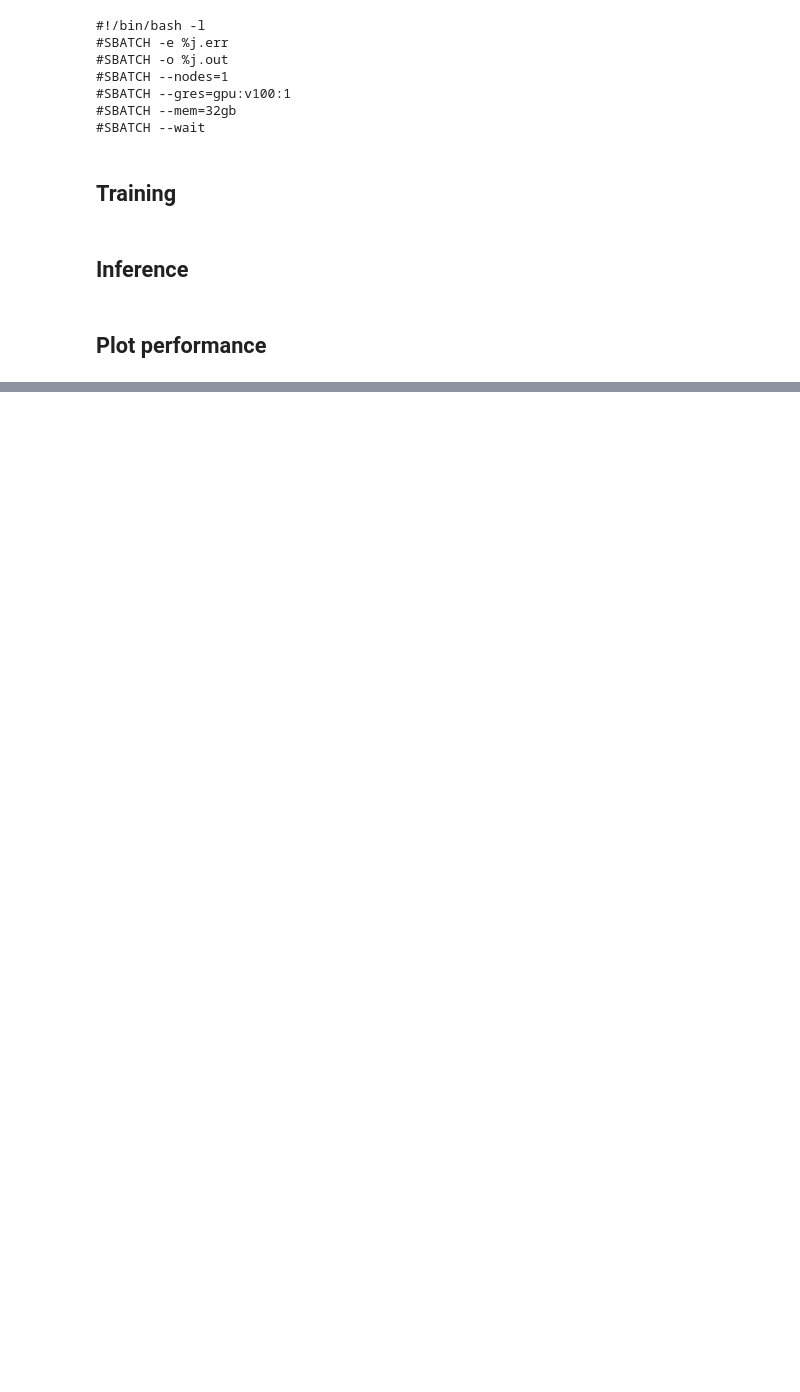
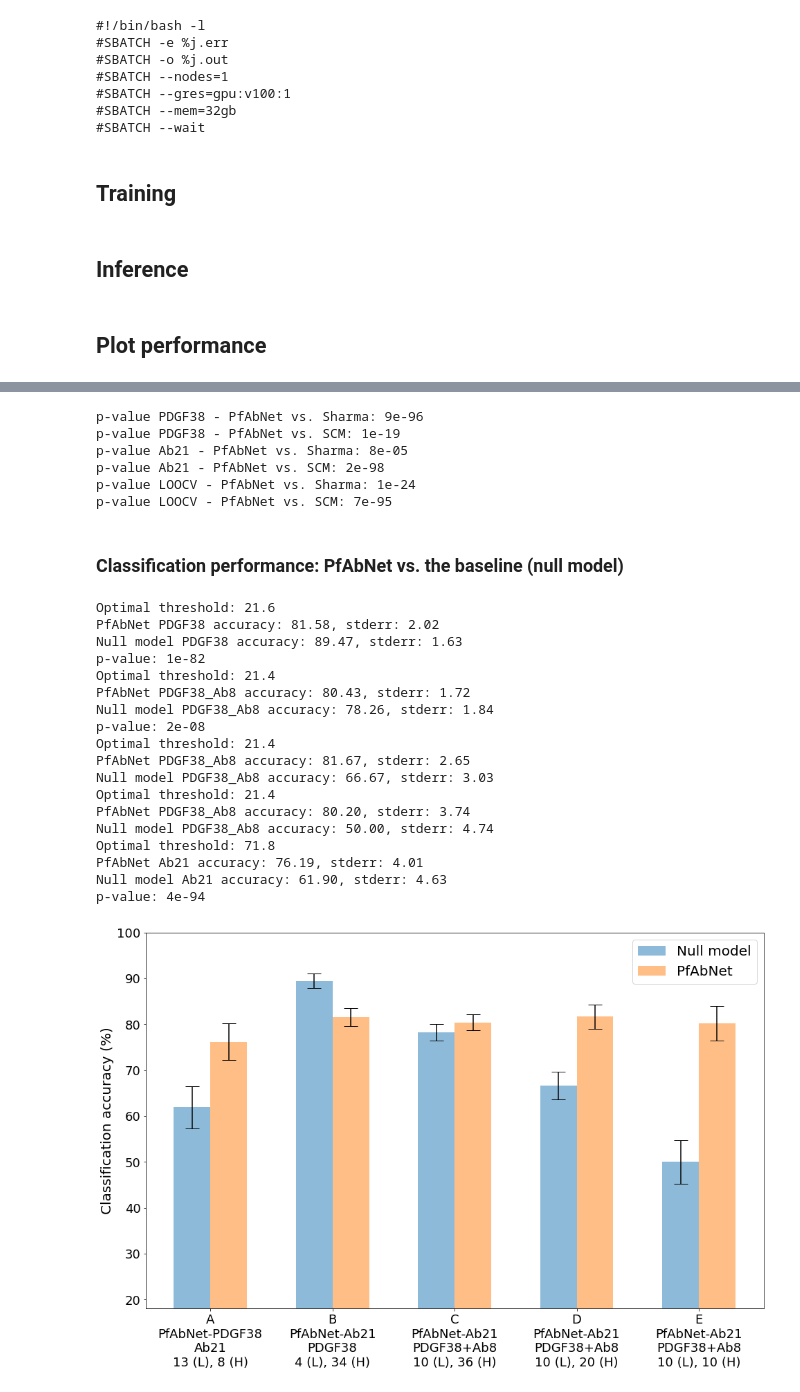
Before and after one commit to pfizer-opensource/pfabnet-viscosity, a Jupyter notebook: notebooks/3_validation.ipynb, the cells around one changed output, grey strips where cells are left out. Cells and saved outputs as stored; diff of their text form; code cells hidden in the pictures; blank space fills up the shorter version.

```diff
--- a/notebooks/3_validation.ipynb
+++ b/notebooks/3_validation.ipynb
@@ -428,0 +721,32 @@ AUC SE: PfAbNet: 0.04, Sharma: 0.06, SCM: 0.06
+# %%
+np.random.seed(11)
+pfabnet_vs_sharma_auc_pdgf38 = cal_ttest_pvalue_auc(df_pdgf38_pred[VISCOSITY_MES], df_pdgf38_pred[PfAbNet_SCORE_KEY],
+                                                    df_pdgf38_pred[VISCOSITY_MES], df_pdgf38_pred[SHARMA_SCORE_KEY])
+pfabnet_vs_scm_auc_pdgf38 = cal_ttest_pvalue_auc(df_pdgf38_pred[VISCOSITY_MES], df_pdgf38_pred[PfAbNet_SCORE_KEY],
+                                                 df_pdgf38_pred[VISCOSITY_MES], df_pdgf38_pred[SCM_SCORE_KEY])
+
+pfabnet_vs_sharma_auc_ab21 = cal_ttest_pvalue_auc(df_ab21_pred[VISCOSITY_MES], df_ab21_pred[PfAbNet_SCORE_KEY],
+                                                df_ab21_pred[VISCOSITY_MES], df_ab21_pred[SHARMA_SCORE_KEY])
+pfabnet_vs_scm_auc_ab21 = cal_ttest_pvalue_auc(df_ab21_pred[VISCOSITY_MES], df_ab21_pred[PfAbNet_SCORE_KEY],
+                                             df_ab21_pred[VISCOSITY_MES], df_ab21_pred[SCM_SCORE_KEY])
+
+pfabnet_vs_sharma_auc_loocv = cal_ttest_pvalue_auc(df_loocv_pred[VISCOSITY_MES], df_loocv_pred[PfAbNet_SCORE_KEY],
+                                                    df_loocv_pred[VISCOSITY_MES], df_loocv_pred[SHARMA_SCORE_KEY])
+pfabnet_vs_scm_auc_loocv = cal_ttest_pvalue_auc(df_loocv_pred[VISCOSITY_MES], df_loocv_pred[PfAbNet_SCORE_KEY],
+                                                 df_loocv_pred[VISCOSITY_MES], df_loocv_pred[SCM_SCORE_KEY])
+
+print('p-value PDGF38 - PfAbNet vs. Sharma: %.e' % pfabnet_vs_sharma_auc_pdgf38)
+print('p-value PDGF38 - PfAbNet vs. SCM: %.e' % pfabnet_vs_scm_auc_pdgf38)
+print('p-value Ab21 - PfAbNet vs. Sharma: %.e' % pfabnet_vs_sharma_auc_ab21)
+print('p-value Ab21 - PfAbNet vs. SCM: %.e' % pfabnet_vs_scm_auc_ab21)
+print('p-value LOOCV - PfAbNet vs. Sharma: %.e' % pfabnet_vs_sharma_auc_loocv)
+print('p-value LOOCV - PfAbNet vs. SCM: %.e' % pfabnet_vs_scm_auc_loocv)
+# %% [output]
+p-value PDGF38 - PfAbNet vs. Sharma: 9e-96
+p-value PDGF38 - PfAbNet vs. SCM: 1e-19
+p-value Ab21 - PfAbNet vs. Sharma: 8e-05
+p-value Ab21 - PfAbNet vs. SCM: 2e-98
+p-value LOOCV - PfAbNet vs. Sharma: 1e-24
+p-value LOOCV - PfAbNet vs. SCM: 7e-95
+# %% [markdown]
+### Classification performance: PfAbNet vs. the baseline (null model)
@@ -428,0 +918,33 @@ AUC SE: PfAbNet: 0.04, Sharma: 0.06, SCM: 0.06
+# %%
+nrows, ncols = 1, 1
+fig, axs = plt.subplots(nrows, ncols, figsize=(16*ncols,10*nrows))
+
+np.random.seed(11)
+df_pred = retrieve_prediction_outputs('models/ab21//*.csv')
+df_ab8_pred = df_ab8.merge(df_pred, on=ENTITY_KEY)
+
+df_pdgf38_ab8_pred = pd.concat([df_pdgf38_pred[[ENTITY_KEY, VISCOSITY_KEY, PfAbNet_SCORE_KEY]],
+                                df_ab8_pred[[ENTITY_KEY, VISCOSITY_KEY, PfAbNet_SCORE_KEY]]])
+
+plot_pfabnet_vs_baseline_accuracy(axs, '', class_threshold=20, show_legend=True)
+plt.savefig('Suppl_fig3.png', dpi=300)
+# %% [output]
+Optimal threshold: 21.6
+PfAbNet PDGF38 accuracy: 81.58, stderr: 2.02
+Null model PDGF38 accuracy: 89.47, stderr: 1.63
+p-value: 1e-82
+Optimal threshold: 21.4
+PfAbNet PDGF38_Ab8 accuracy: 80.43, stderr: 1.72
+Null model PDGF38_Ab8 accuracy: 78.26, stderr: 1.84
+p-value: 2e-08
+Optimal threshold: 21.4
+PfAbNet PDGF38_Ab8 accuracy: 81.67, stderr: 2.65
+Null model PDGF38_Ab8 accuracy: 66.67, stderr: 3.03
+Optimal threshold: 21.4
+PfAbNet PDGF38_Ab8 accuracy: 80.20, stderr: 3.74
+Null model PDGF38_Ab8 accuracy: 50.00, stderr: 4.74
+Optimal threshold: 71.8
+PfAbNet Ab21 accuracy: 76.19, stderr: 4.01
+Null model Ab21 accuracy: 61.90, stderr: 4.63
+p-value: 4e-94
+[figure, added]
```
Also changed, not shown: parts of 26 cells of this notebook, 4 other files.
